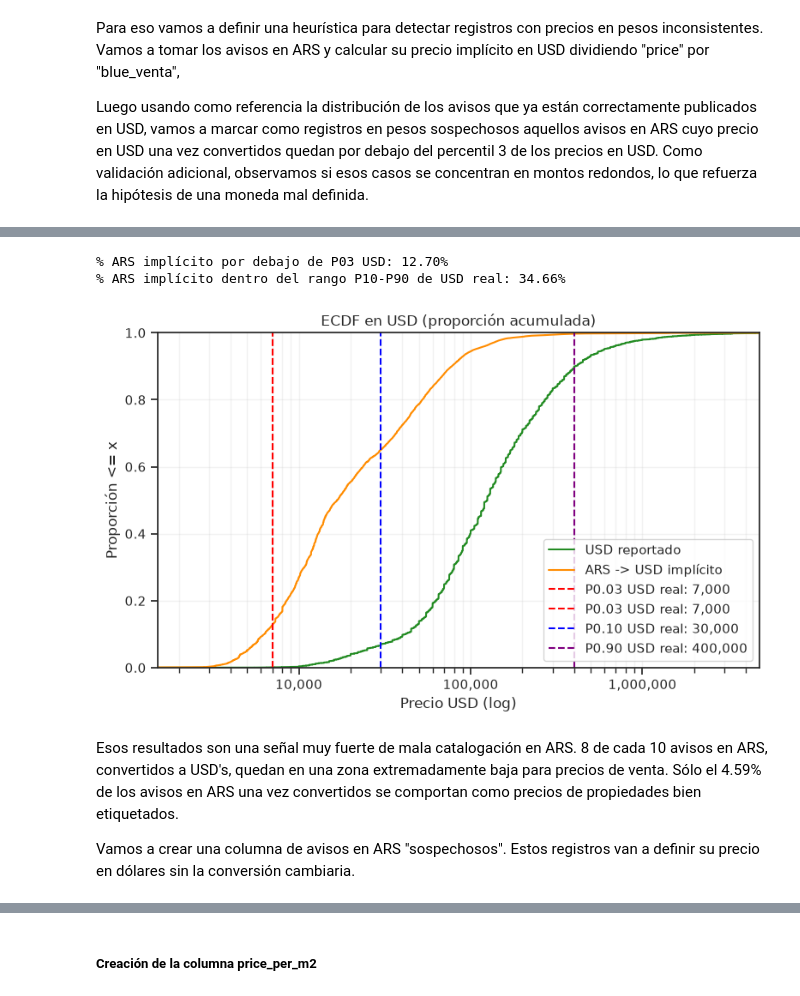
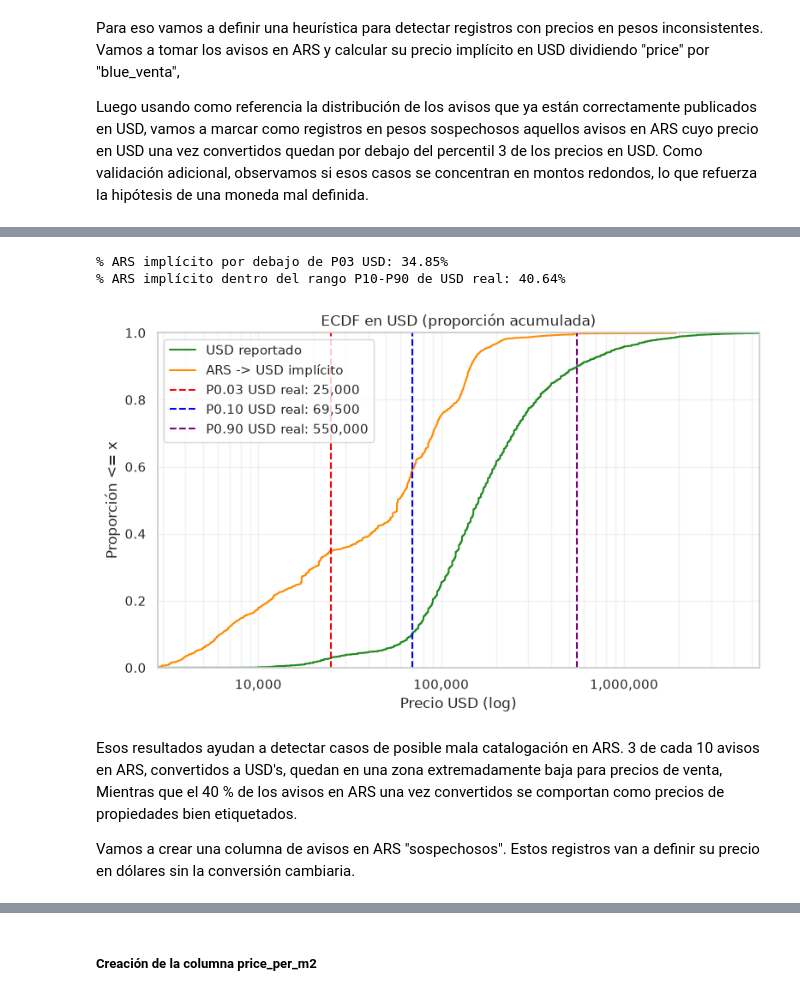
Before and after one commit to tepeve/itba_ml_properati, a Jupyter notebook: tp_itba_aws_ml_tomas_pont.ipynb, the cells around one changed output, grey strips where cells are left out. Drawn from its saved outputs; the diff is of its cells as text; code cells hidden in the pictures.

```diff
--- a/tp_itba_aws_ml_tomas_pont.ipynb
+++ b/tp_itba_aws_ml_tomas_pont.ipynb
@@ -199,9 +233,0 @@ Por otro lado, en el caso de casas, es posible que dos casas sean iguales pero s
-# %%
-# Creamos una columna para filtrar propiedades que sean casas o negocios
-df['housexstore'] = df['property_type'].apply(lambda x: 'si' if x in ['house', 'store'] else 'no')
-# %%
-
-# Verificamos que tengamos duplicados las columnas que observamos previamente y la nueva columna
-df[df['housexstore'] == 'si'].duplicated(subset=['title', 'description', 'lat-lon', 'housexstore']).value_counts()
-
-df[df['housexstore'] == 'si'] = df[df['housexstore'] == 'si'].drop_duplicates(subset=['title', 'description', 'lat-lon', 'housexstore'], keep='first')
@@ -364,7 +268,14 @@ df_blue['fecha'] = pd.to_datetime(df_blue['fecha'])
 blue_mask_out = (df_blue['fecha'] < df.created_on.min()) | (df_blue['fecha'] > df.created_on.max())
 df_blue = df_blue.loc[~blue_mask_out]
 df_blue = df_blue.sort_values('fecha')
+created_on_min = pd.to_datetime(df["created_on"], errors="coerce").min()
+created_on_max = pd.to_datetime(df["created_on"], errors="coerce").max()
 
+if pd.isna(created_on_min) or pd.isna(created_on_max):
+    print("No hay rango de fechas válido en df['created_on']; se omite el filtro temporal de df_blue.")
+else:
+    blue_mask_out = (df_blue["fecha"] < created_on_min) | (df_blue["fecha"] > created_on_max)
+    df_blue = df_blue.loc[~blue_mask_out].copy()
 print("Rango de fechas de df_blue: {} to {}".format(df_blue['fecha'].min(), df_blue['fecha'].max()))
 # %% [output]
 Rango de fechas de df_blue: 2019-07-04 00:00:00 to 2020-07-27 00:00:00
@@ -413,10 +324,12 @@ usd = df[df["currency"].eq("usd")].copy()
 # Precio implícito en USD para avisos ARS
 ars["price_usd_impl"] = ars["price"] / ars["blue_venta"]
 
-# thresholds (umbrales)
-## Umbral de sospecha - muy por debajo de lo típico en USD
+# Serie de precios USD limpia y numérica
+usd_vals = pd.to_numeric(usd["price"], errors="coerce")
+usd_vals = usd_vals.replace([np.inf, -np.inf], np.nan).dropna()
+
+# Umbrales
 usd_p03 = usd_vals.quantile(0.03)
-## Percentiles "creíbles" - rango típico de precios en USD
 p10_usd, p90_usd = usd_vals.quantile([0.10, 0.90])
 
 
@@ -481,39 +394,38 @@ fmt = FuncFormatter(lambda x, _: f"{x:,.0f}")
 # Rangos robustos para comparar visualmente
 lo = min(usd["price"].quantile(0.001), ars["price_usd_impl"].quantile(0.001))
 hi = max(usd["price"].quantile(0.999), ars["price_usd_impl"].quantile(0.999))
 
 def ecdf(x):
     x = np.sort(x)
     y = np.arange(1, len(x) + 1) / len(x)
     return x, y
 
 xu, yu = ecdf(usd["price"])
 xa, ya = ecdf(ars["price_usd_impl"])
 
 plt.figure(figsize=(8, 5))
 plt.plot(xu, yu, label="USD reportado", color="forestgreen")
 plt.plot(xa, ya, label="ARS -> USD implícito", color="darkorange")
 plt.axvline(usd_p03, color="red", linestyle="--", label=f"P0.03 USD real: {usd_p03:,.0f}")
-plt.axvline(usd_p03, color="red", linestyle="--", label=f"P0.03 USD real: {usd_p03:,.0f}")
 plt.axvline(p10_usd, color="blue", linestyle="--", label=f"P0.10 USD real: {p10_usd:,.0f}")
 plt.axvline(p90_usd, color="purple", linestyle="--", label=f"P0.90 USD real: {p90_usd:,.0f}")
 plt.xscale("log")
 plt.xlim(lo, hi)
 plt.ylim(0, 1)
 plt.title("ECDF en USD (proporción acumulada)")
 plt.xlabel("Precio USD (log)")
 plt.ylabel("Proporción <= x")
 plt.gca().xaxis.set_major_formatter(fmt)
 plt.grid(alpha=0.25, which="both")
 plt.legend()
 plt.tight_layout()
 plt.show()
 # %% [output]
-% ARS implícito por debajo de P03 USD: 12.70%
-% ARS implícito dentro del rango P10-P90 de USD real: 34.66%
+% ARS implícito por debajo de P03 USD: 34.85%
+% ARS implícito dentro del rango P10-P90 de USD real: 40.64%
-[figure, old version]
+[figure, new version]
 # %% [markdown]
-Esos resultados son una señal muy fuerte de mala catalogación en ARS. 8 de cada 10 avisos en ARS, convertidos a USD's, quedan en una zona extremadamente baja para precios de venta. Sólo el 4.59% de los avisos en ARS una vez convertidos se comportan como precios de propiedades bien etiquetados.
+Esos resultados ayudan a detectar casos de posible mala catalogación en ARS. 3 de cada 10 avisos en ARS, convertidos a USD's, quedan en una zona extremadamente baja para precios de venta, Mientras que el 40 %  de los avisos en ARS una vez convertidos se comportan como precios de propiedades bien etiquetados.
 
 Vamos a crear una columna de avisos en ARS "sospechosos". Estos registros van a definir su precio en dólares sin la conversión cambiaria.
 # %%
```
Also changed, not shown: parts of 100 cells of this notebook, 3 other files.
